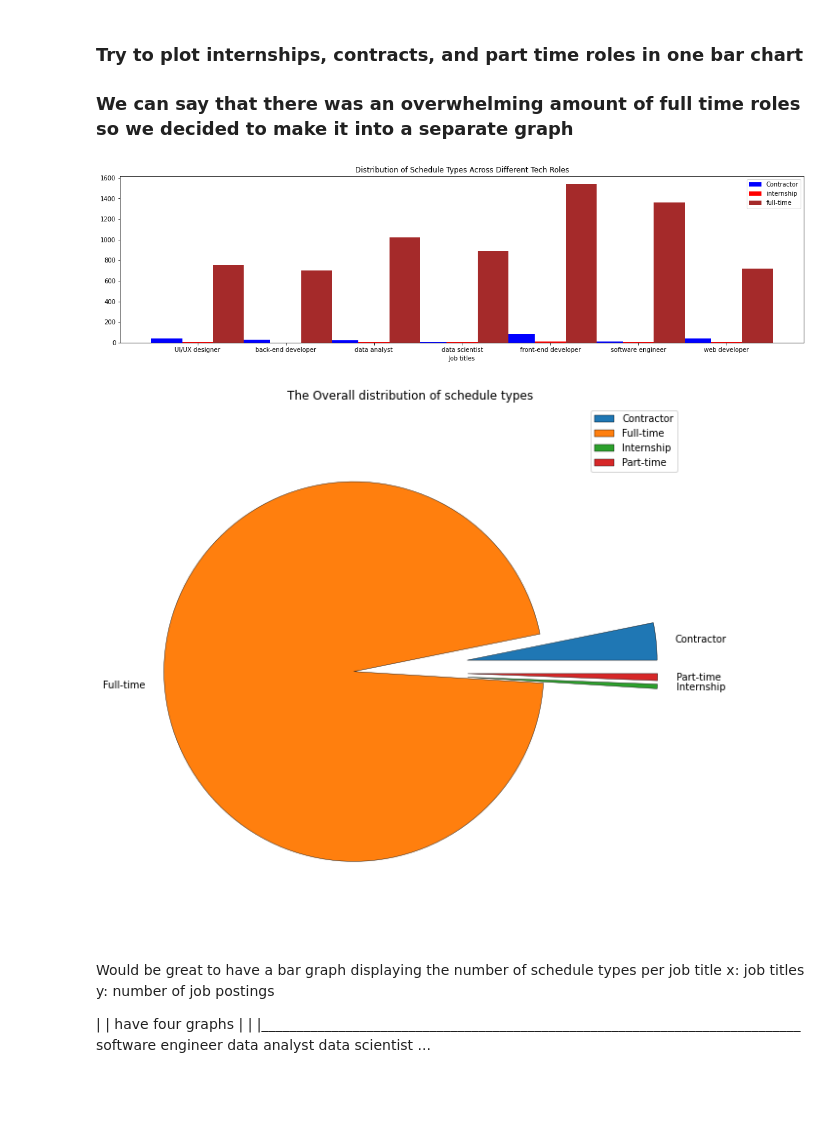
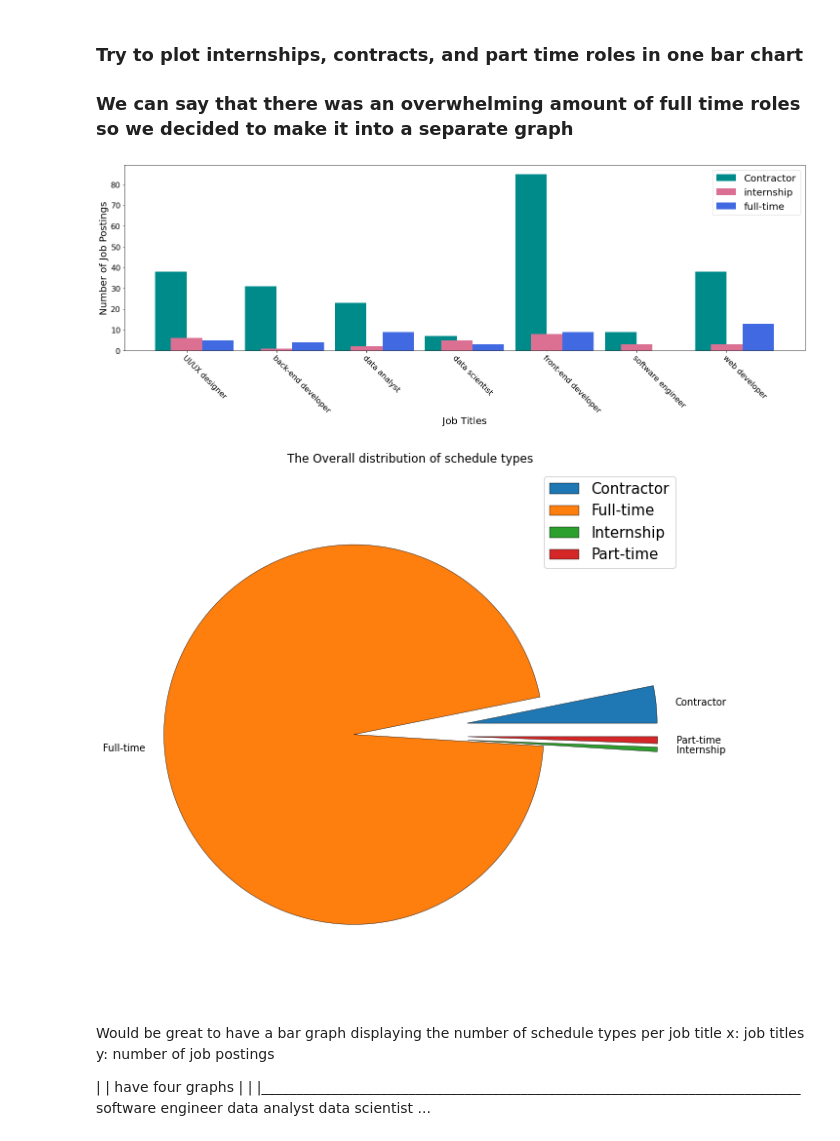
Before and after one commit to jperez29/TKH_casptone_project, a Jupyter notebook: jupyter notebooks/data_analysis_googleAPI.ipynb, the cells around one changed output. Cells and saved outputs as stored; diff of their text form; code cells hidden in the pictures; blank space fills up the shorter version.

```diff
--- a/jupyter notebooks/data_analysis_googleAPI.ipynb
+++ b/jupyter notebooks/data_analysis_googleAPI.ipynb
@@ -231,0 +196,5 @@ Name: title, dtype: int64
+# %%
+new_row = ['software engineer', 'Part-time', 0,0,0,0,0,0,0,0,0]
+schedule_type = pd.DataFrame(np.insert(schedule_type.values, -5, new_row, axis=0), columns = ['job_category', 'schedule_type', 'title', 'company_name', 'location',
+       'via', 'location_category', 'description', 'job_id', 'lowercase_title','lowercase_description'])
+schedule_type
@@ -289,28 +280,32 @@ plt.show()
 ### Try to plot internships, contracts, and part time roles in one bar chart
 ### We can say that there was an overwhelming amount of full time roles so we decided to make it into a separate graph
 # %%
-fig, axes = plt.subplots(figsize=(20,5))
+fig, axes = plt.subplots(figsize=(25,7))
 x = schedule_type[schedule_type['schedule_type'] == 'Contractor']['job_category']
 y1 = schedule_type[schedule_type['schedule_type'] == 'Contractor']['title']
 y2 =  schedule_type[schedule_type['schedule_type'] == 'Internship']['title']
-y3 =  schedule_type[schedule_type['schedule_type'] == 'Full-time']['title']
+y3 =  schedule_type[schedule_type['schedule_type'] == 'Part-time']['title']
 labels = schedule_type[schedule_type['schedule_type'] == 'Contractor']['job_category']
 
 m = np.arange(7)
 width = 0.35
-axes.bar(m-width, y1, label = 'Contractor', width = width, color = 'blue')
-axes.bar(m, y2, label = 'internship', width = width, color = 'red')
-axes.bar(m + width, y3, label = 'full-time', width = width, color = 'brown')
+axes.bar(m-width, y1, label = 'Contractor', width = width, color = 'darkcyan', align='edge')
+axes.bar(m, y2, label = 'internship', width = width, color = 'palevioletred')
+axes.bar(m + width, y3, label = 'full-time', width = width, color = 'royalblue')
 # labels = axes.get_xticklabels()
 axes.set_xticks(m)
 axes.set_xticklabels(labels)
-axes.set(xlabel='Job titles', label='frequency',\
-       title="Distribution of Schedule Types Across Different Tech Roles")
+# axes.set(title="Distribution of Schedule Types Across Different Tech Roles")
+plt.xlabel('Job Titles', fontsize=20)
+plt.ylabel('Number of Job Postings', fontsize=20)
+plt.xticks(rotation=-45, ha="left", rotation_mode="anchor")
+plt.xticks(fontsize=16)
+plt.yticks(fontsize=16)
 
-plt.legend()
+plt.legend(fontsize = 20)
 plt.show()
 # %% [output]
-[figure, old version]
+[figure, new version]
 # %%
 fig, axes = plt.subplots(figsize = (10,10))
 axes.pie(pie_schedule_type['title'], labels = pie_schedule_type['schedule_type'], explode = (0.6, 0, 0.6, 0.6),
@@ -319,11 +314,11 @@ axes.pie(pie_schedule_type['title'], labels = pie_schedule_type['schedule_type']
                      'antialiased': True})
 axes.set(title ='The Overall distribution of schedule types')
 axes.axis('equal')
-plt.legend()
+plt.legend(fontsize = 15)
 
 plt.show()
 # %% [output]
-[figure, old version]
+[figure, new version]
 # %% [markdown]
 Would be great to have a bar graph displaying the number of schedule types per job title
 x: job titles
```
Also changed, not shown: parts of 19 cells of this notebook.
